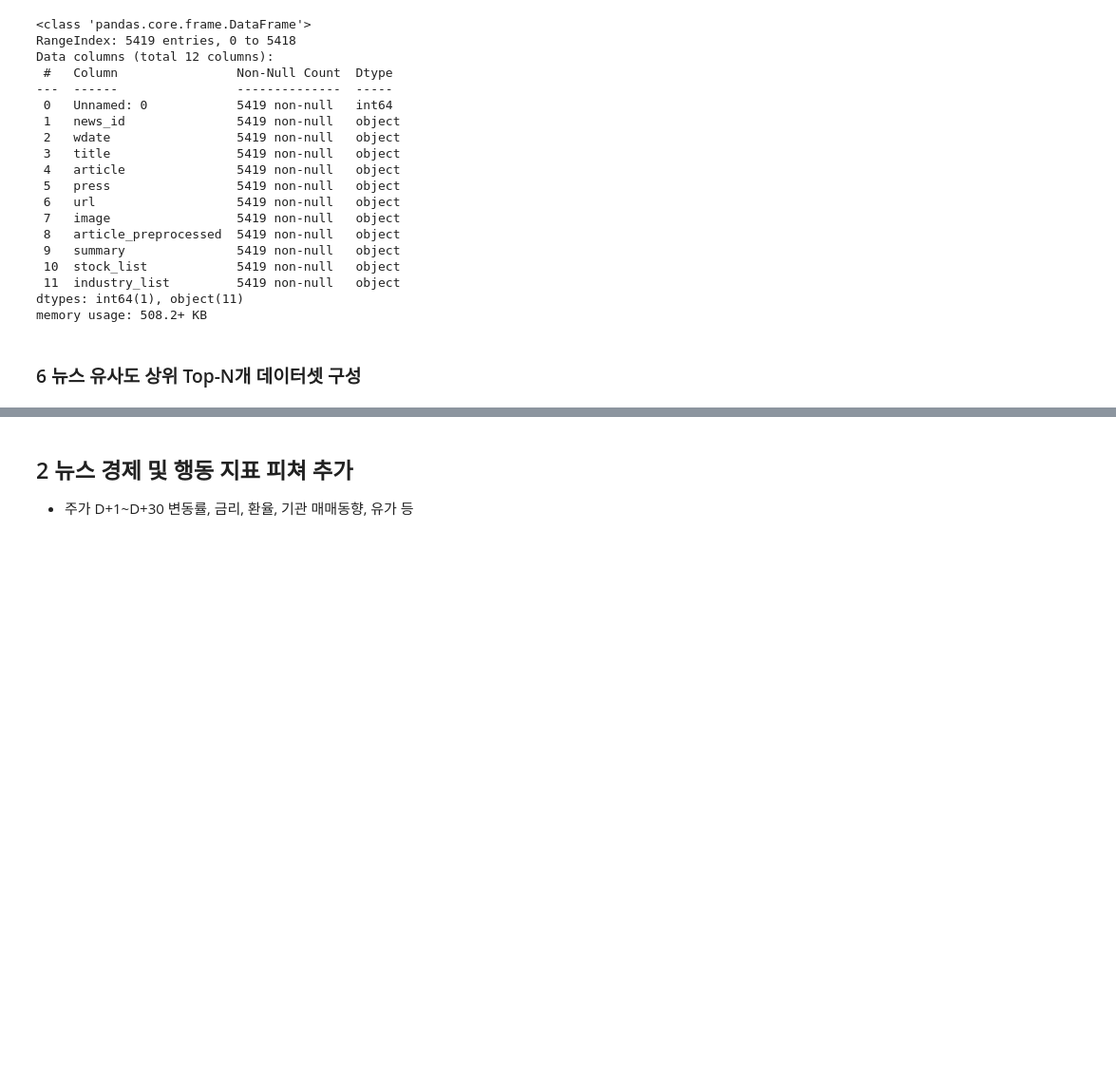
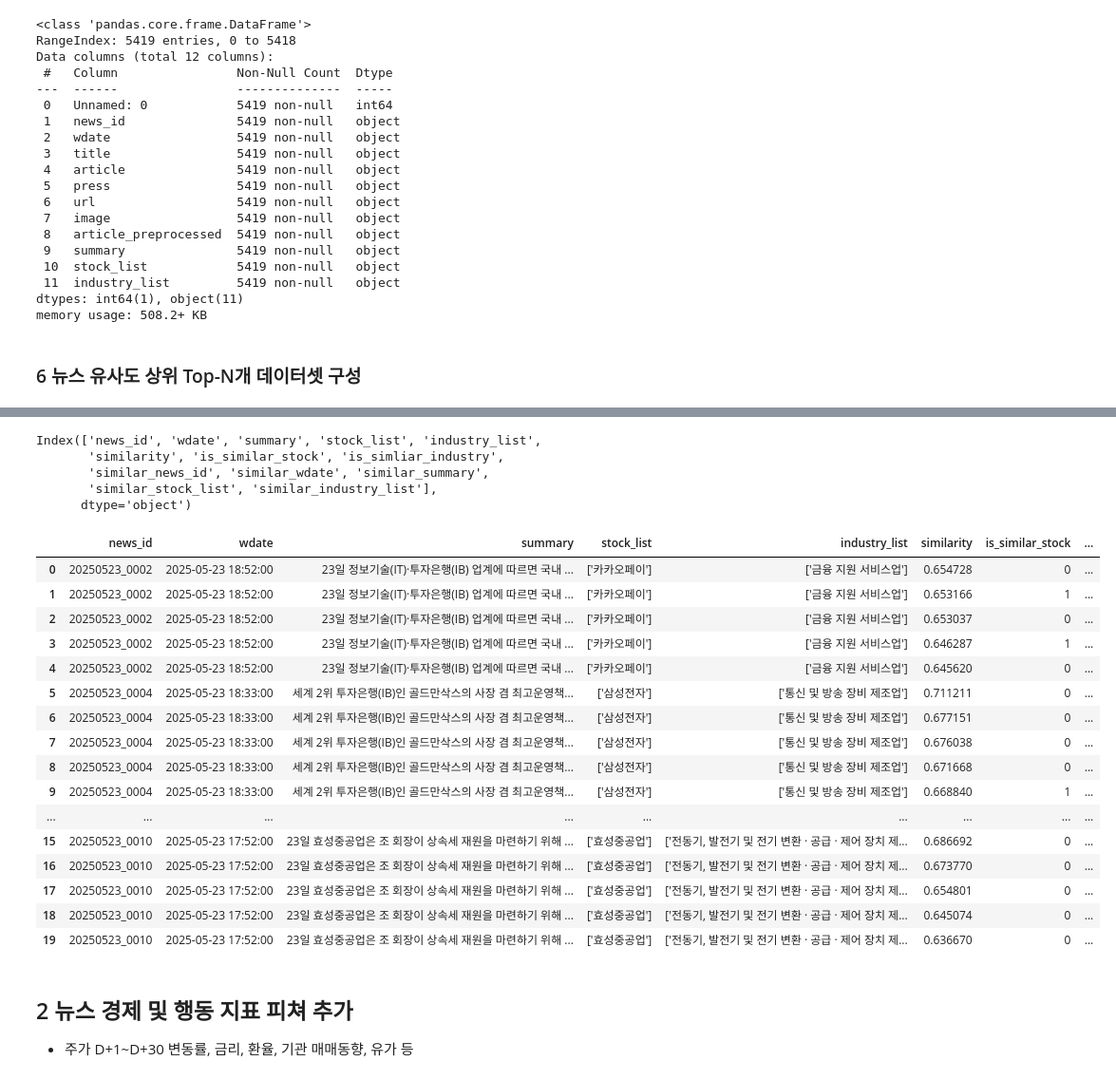
Before and after one commit to choikwangil95/HKToss-MLOps-Project-Final, a Jupyter notebook: eda/kwangil/news_preprocessing.ipynb, the cells around one changed output, grey strips where cells are left out. Shown at 95% size. Cells and saved outputs as stored; diff of their text form; code cells hidden in the pictures; blank space fills up the shorter version.

```diff
--- a/eda/kwangil/news_preprocessing.ipynb
+++ b/eda/kwangil/news_preprocessing.ipynb
@@ -370,5 +370,5 @@ memory usage: 508.2+ KB
 # %% [markdown]
 ### 6 뉴스 유사도 상위 Top-N개 데이터셋 구성
 # %%
-df_embedded = pd.read_csv("../../db/news_2023_2025_dataset.csv")
-df_embedded.head()
+df_summarized = pd.read_csv("../../db/news_2023_2025_summarized.csv")
+# df_summarized = df_summarized.drop(columns=["title", "article", "article_preprocessed", 'url', 'image', 'press'])
@@ -381,0 +384,6 @@ df_embedded.head()
+# %%
+# 주말 제거
+
+df_summarized["wdate"] = pd.to_datetime(df_summarized["wdate"], errors="coerce")
+
+df_summarized = df_summarized[df_summarized["wdate"].dt.weekday < 5].copy()
@@ -381,0 +515,61 @@ df_embedded.head()
+# %%
+def has_overlap(list1, list2):
+    list1 = ast.literal_eval(list1)
+    list2 = ast.literal_eval(list2)
+
+    return int(bool(set(list1) & set(list2)))  # 교집합 존재 여부를 1 또는 0으로 반환
+
+# 적용
+df_final["is_similar_stock"] = df_final.apply(
+    lambda row: has_overlap(row["stock_list"], row["similar_stock_list"]), axis=1
+)
+
+df_final["is_simliar_industry"] = df_final.apply(
+    lambda row: has_overlap(row["industry_list"], row["similar_industry_list"]), axis=1
+)
+# %%
+df_final.columns
+# %% [output]
+Index(['news_id', 'wdate', 'summary', 'stock_list', 'industry_list',
+       'similarity', 'is_similar_stock', 'is_simliar_industry',
+       'similar_news_id', 'similar_wdate', 'similar_summary',
+       'similar_stock_list', 'similar_industry_list'],
+      dtype='object')
+# %%
+df_final = df_final[
+    [
+        "news_id",
+        "wdate",
+        "summary",
+        "stock_list",
+        "industry_list",
+        "similarity",
+        "is_similar_stock",
+        "is_simliar_industry",
+        "similar_news_id",
+        "similar_wdate",
+        "similar_summary",
+        "similar_stock_list",
+        "similar_industry_list",
+    ]
+]
+# %%
+df_final[:20]
+# %% [output]
+|  | news_id | wdate | summary | stock_list | industry_list | similarity | is_similar_stock | ... |
+| 0 | 20250523_0002 | 2025-05-23 18:52:00 | 23일 정보기술(IT)·투자은행(IB) 업계에 따르면 국내 ... | ['카카오페이'] | ['금융 지원 서비스업'] | 0.654728 | 0 | ... |
+| 1 | 20250523_0002 | 2025-05-23 18:52:00 | 23일 정보기술(IT)·투자은행(IB) 업계에 따르면 국내 ... | ['카카오페이'] | ['금융 지원 서비스업'] | 0.653166 | 1 | ... |
+| 2 | 20250523_0002 | 2025-05-23 18:52:00 | 23일 정보기술(IT)·투자은행(IB) 업계에 따르면 국내 ... | ['카카오페이'] | ['금융 지원 서비스업'] | 0.653037 | 0 | ... |
+| 3 | 20250523_0002 | 2025-05-23 18:52:00 | 23일 정보기술(IT)·투자은행(IB) 업계에 따르면 국내 ... | ['카카오페이'] | ['금융 지원 서비스업'] | 0.646287 | 1 | ... |
+| 4 | 20250523_0002 | 2025-05-23 18:52:00 | 23일 정보기술(IT)·투자은행(IB) 업계에 따르면 국내 ... | ['카카오페이'] | ['금융 지원 서비스업'] | 0.645620 | 0 | ... |
+| 5 | 20250523_0004 | 2025-05-23 18:33:00 | 세계 2위 투자은행(IB)인 골드만삭스의 사장 겸 최고운영책... | ['삼성전자'] | ['통신 및 방송 장비 제조업'] | 0.711211 | 0 | ... |
+| 6 | 20250523_0004 | 2025-05-23 18:33:00 | 세계 2위 투자은행(IB)인 골드만삭스의 사장 겸 최고운영책... | ['삼성전자'] | ['통신 및 방송 장비 제조업'] | 0.677151 | 0 | ... |
+| 7 | 20250523_0004 | 2025-05-23 18:33:00 | 세계 2위 투자은행(IB)인 골드만삭스의 사장 겸 최고운영책... | ['삼성전자'] | ['통신 및 방송 장비 제조업'] | 0.676038 | 0 | ... |
+| 8 | 20250523_0004 | 2025-05-23 18:33:00 | 세계 2위 투자은행(IB)인 골드만삭스의 사장 겸 최고운영책... | ['삼성전자'] | ['통신 및 방송 장비 제조업'] | 0.671668 | 0 | ... |
+| 9 | 20250523_0004 | 2025-05-23 18:33:00 | 세계 2위 투자은행(IB)인 골드만삭스의 사장 겸 최고운영책... | ['삼성전자'] | ['통신 및 방송 장비 제조업'] | 0.668840 | 1 | ... |
+| ... | ... | ... | ... | ... | ... | ... | ... | ... |
+| 15 | 20250523_0010 | 2025-05-23 17:52:00 | 23일 효성중공업은 조 회장이 상속세 재원을 마련하기 위해 ... | ['효성중공업'] | ['전동기, 발전기 및 전기 변환 · 공급 · 제어 장치 제... | 0.686692 | 0 | ... |
+| 16 | 20250523_0010 | 2025-05-23 17:52:00 | 23일 효성중공업은 조 회장이 상속세 재원을 마련하기 위해 ... | ['효성중공업'] | ['전동기, 발전기 및 전기 변환 · 공급 · 제어 장치 제... | 0.673770 | 0 | ... |
+| 17 | 20250523_0010 | 2025-05-23 17:52:00 | 23일 효성중공업은 조 회장이 상속세 재원을 마련하기 위해 ... | ['효성중공업'] | ['전동기, 발전기 및 전기 변환 · 공급 · 제어 장치 제... | 0.654801 | 0 | ... |
+| 18 | 20250523_0010 | 2025-05-23 17:52:00 | 23일 효성중공업은 조 회장이 상속세 재원을 마련하기 위해 ... | ['효성중공업'] | ['전동기, 발전기 및 전기 변환 · 공급 · 제어 장치 제... | 0.645074 | 0 | ... |
+| 19 | 20250523_0010 | 2025-05-23 17:52:00 | 23일 효성중공업은 조 회장이 상속세 재원을 마련하기 위해 ... | ['효성중공업'] | ['전동기, 발전기 및 전기 변환 · 공급 · 제어 장치 제... | 0.636670 | 0 | ... |
```
Also changed, not shown: parts of 8 cells of this notebook, 3 other files.
